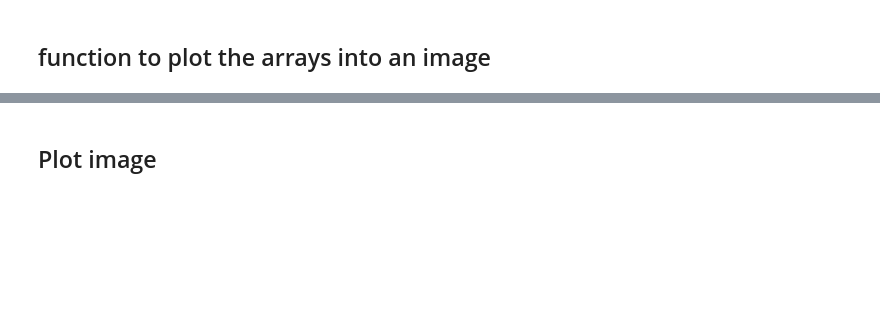
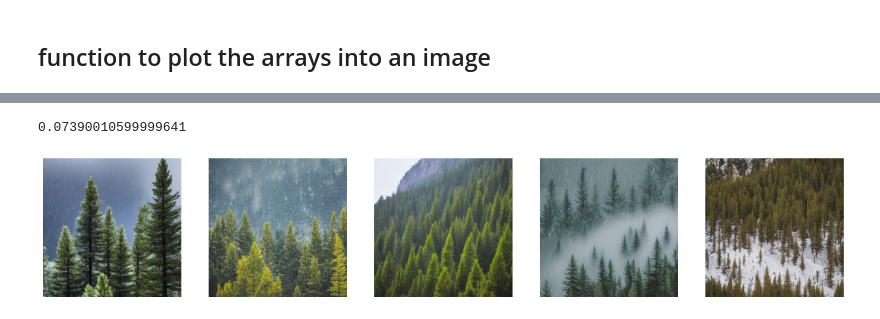
Before and after one commit to rishidwd29/Text_To_Image_Stable_Diffusion, a Jupyter notebook: TextToImage_stable_diffusion.ipynb, the cells around one changed output, grey strips where cells are left out. Drawn from its saved outputs; the diff is of its cells as text; code cells hidden in the pictures; blank space fills up the shorter version.

Commit message:
set timer on plot function call for testing

```diff
--- a/TextToImage_stable_diffusion.ipynb
+++ b/TextToImage_stable_diffusion.ipynb
@@ -37,4 +70,7 @@ images = SD.text_to_image("mountains with pine trees and it's raining", batch_si
-# %% [markdown]
-## Plot image
 # %%
+start = timer()
 plot(images)
+print(timer()-start)
+# %% [output]
+0.07390010599999641
+[figure, added]
```
Also changed, not shown: parts of 9 cells of this notebook.
